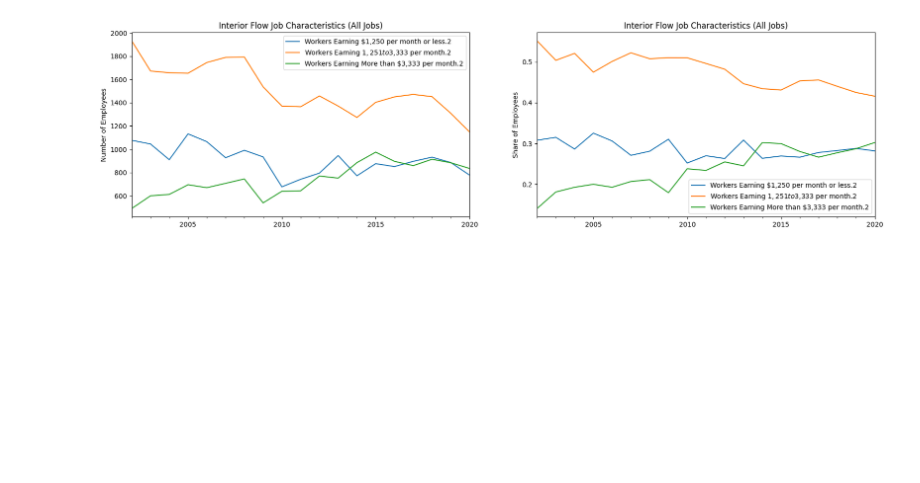
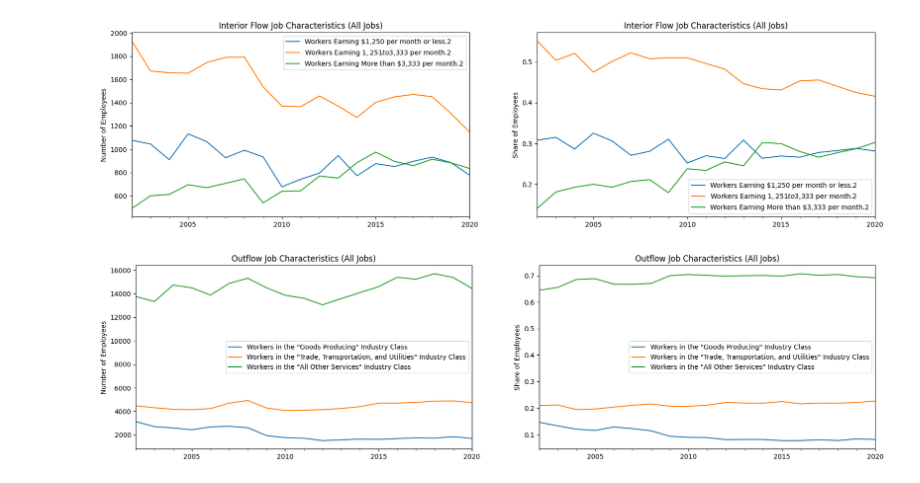
Before and after one commit to ReidelVichot/DE_ASCENT, a Jupyter notebook: OnTheMap_analysis_inflow.ipynb, the cells around one changed output. Drawn from its saved outputs; the diff is of its cells as text; code cells hidden in the pictures; blank space fills up the shorter version.

```diff
--- a/OnTheMap_analysis_inflow.ipynb
+++ b/OnTheMap_analysis_inflow.ipynb
@@ -279,20 +279,22 @@ fig.show()
 # %%
 fig, ax = plt.subplots(1,2, figsize= (20,5))
 
 ax[0].set_title("Outflow Job Characteristics (All Jobs)")
-count.plot(y="Workers Earning $1,250 per month or less", x="year", ax=ax[0])
-count.plot(y="Workers Earning $1,251 to $3,333 per month", x="year", ax=ax[0])
-count.plot(y="Workers Earning More than $3,333 per month", x="year", ax=ax[0])
+count.plot(y='Workers in the "Goods Producing" Industry Class', x="year", ax=ax[0])
+count.plot(y='Workers in the "Trade, Transportation, and Utilities" Industry Class', x="year", ax=ax[0])
+count.plot(y='Workers in the "All Other Services" Industry Class', x="year", ax=ax[0])
 
 
 ax[1].set_title("Outflow Job Characteristics (All Jobs)")
-share.plot(y="Workers Earning $1,250 per month or less", x="year", ax=ax[1])
-share.plot(y="Workers Earning $1,251 to $3,333 per month", x="year", ax=ax[1])
-share.plot(y="Workers Earning More than $3,333 per month", x="year", ax=ax[1])
+share.plot(y='Workers in the "Goods Producing" Industry Class', x="year", ax=ax[1])
+share.plot(y='Workers in the "Trade, Transportation, and Utilities" Industry Class', x="year", ax=ax[1])
+share.plot(y='Workers in the "All Other Services" Industry Class', x="year", ax=ax[1])
 
 ax[0].set_xlabel("")
 ax[0].set_ylabel("Number of Employees")
 ax[1].set_ylabel("Share of Employees")
 ax[1].set_xlabel("")
 
 fig.show()
+# %% [output]
+[figure, added]
```
Also changed, not shown: parts of 2 cells of this notebook.
